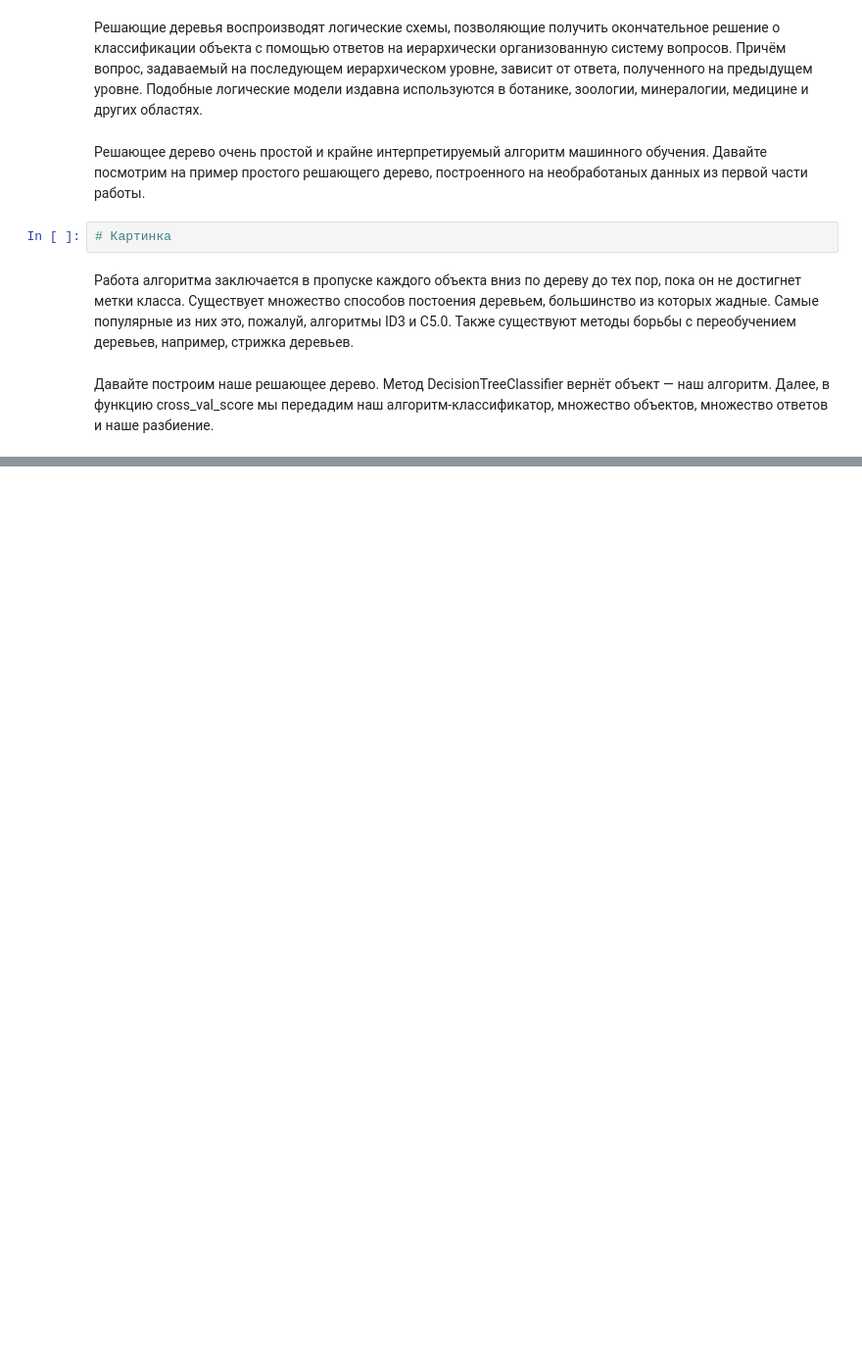
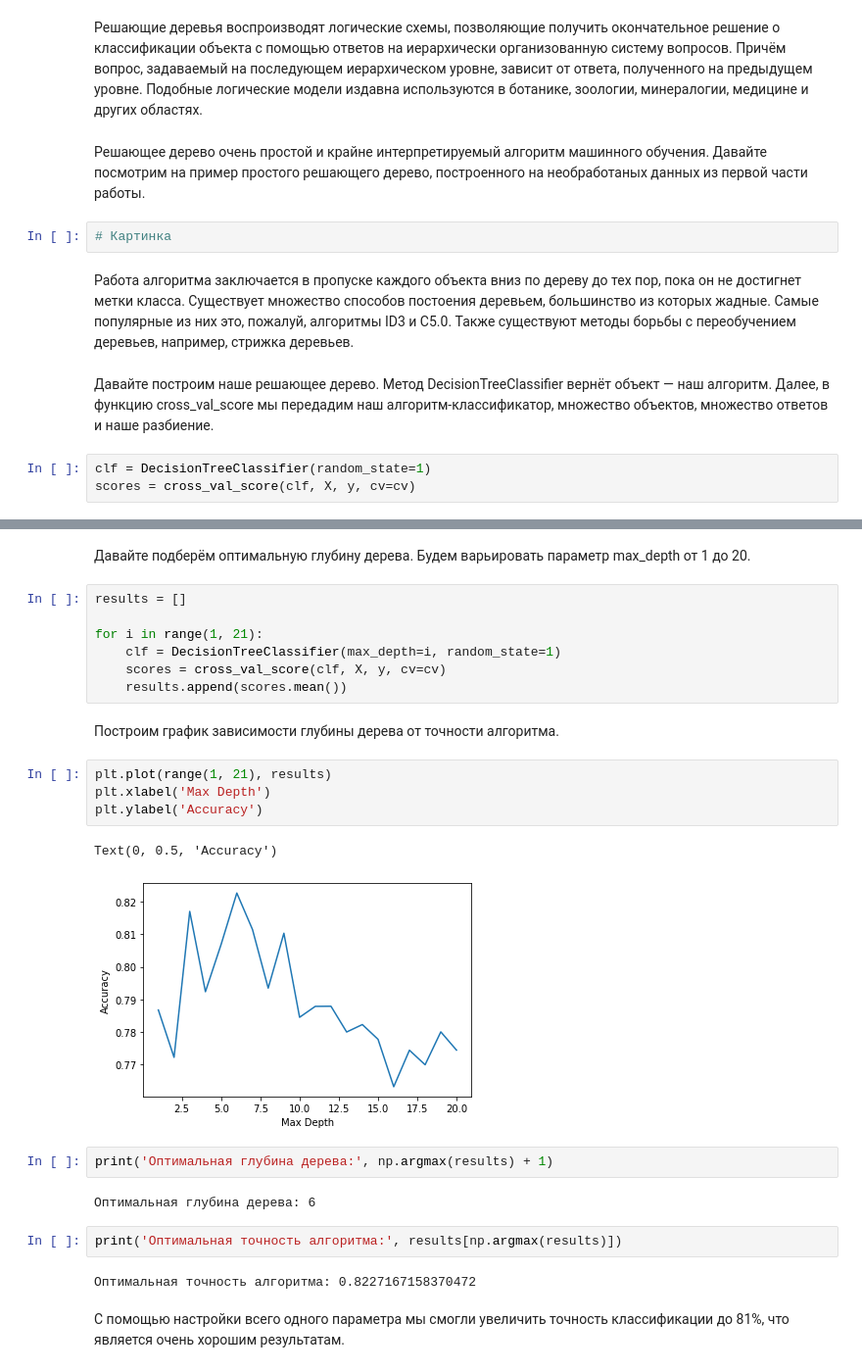
Before and after one commit to batogov/ml-coursework, a Jupyter notebook: coursework.ipynb, the cells around one changed output, grey strips where cells are left out. Shown: that part at 98% size. Drawn from its saved outputs; the diff is of its cells as text; blank space fills up the shorter version.

Commit message:
Improve section about decision tree

```diff
--- a/coursework.ipynb
+++ b/coursework.ipynb
@@ -377,3 +516,6 @@ from sklearn.linear_model import LogisticRegression
 Работа алгоритма заключается в пропуске каждого объекта вниз по дереву до тех пор, пока он не достигнет метки класса. Существует множество способов постоения деревьем, большинство из которых жадные. Самые популярные из них это, пожалуй, алгоритмы ID3 и C5.0. Также существуют методы борьбы с переобучением деревьев, например, стрижка деревьев.
 # %% [markdown]
 Давайте построим наше решающее дерево. Метод DecisionTreeClassifier вернёт объект — наш алгоритм. Далее, в функцию cross_val_score мы передадим наш алгоритм-классификатор, множество объектов, множество ответов и наше разбиение.
+# %%
+clf = DecisionTreeClassifier(random_state=1)
+scores = cross_val_score(clf, X, y, cv=cv)
@@ -379,0 +530,28 @@ from sklearn.linear_model import LogisticRegression
+# %% [markdown]
+Давайте подберём оптимальную глубину дерева. Будем варьировать параметр max_depth от 1 до 20.
+# %%
+results = []
+
+for i in range(1, 21):
+    clf = DecisionTreeClassifier(max_depth=i, random_state=1)
+    scores = cross_val_score(clf, X, y, cv=cv)
+    results.append(scores.mean())
+# %% [markdown]
+Построим график зависимости глубины дерева от точности алгоритма.
+# %%
+plt.plot(range(1, 21), results)
+plt.xlabel('Max Depth')
+plt.ylabel('Accuracy')
+# %% [output]
+Text(0, 0.5, 'Accuracy')
+[figure, added]
+# %%
+print('Оптимальная глубина дерева:', np.argmax(results) + 1)
+# %% [output]
+Оптимальная глубина дерева: 6
+# %%
+print('Оптимальная точность алгоритма:', results[np.argmax(results)])
+# %% [output]
+Оптимальная точность алгоритма: 0.8227167158370472
+# %% [markdown]
+С помощью настройки всего одного параметра мы смогли увеличить точность классификации до 81%, что является очень хорошим результатам.
```
Also changed, not shown: parts of 33 cells of this notebook.
